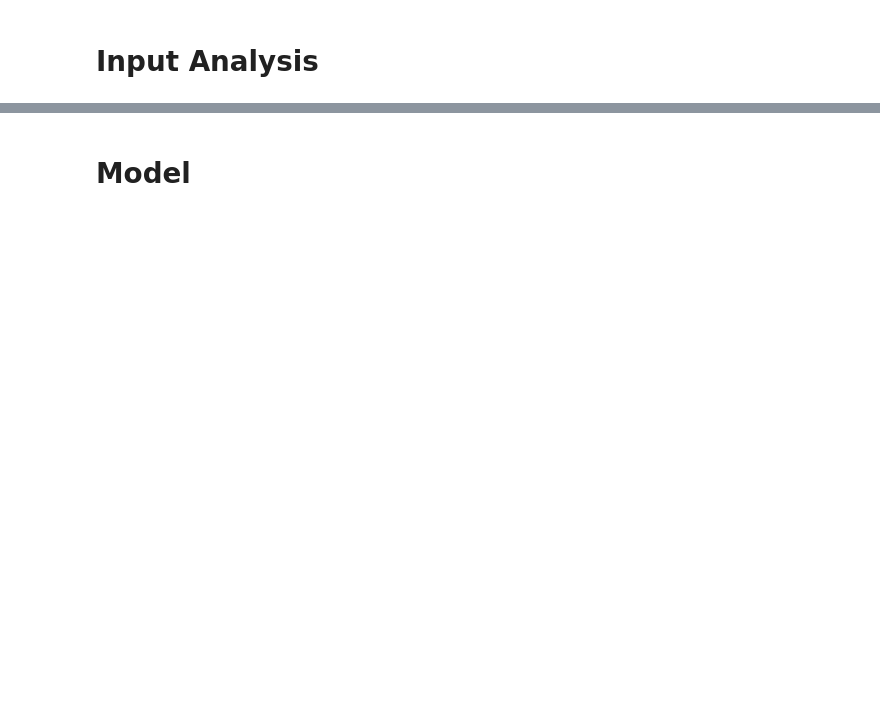
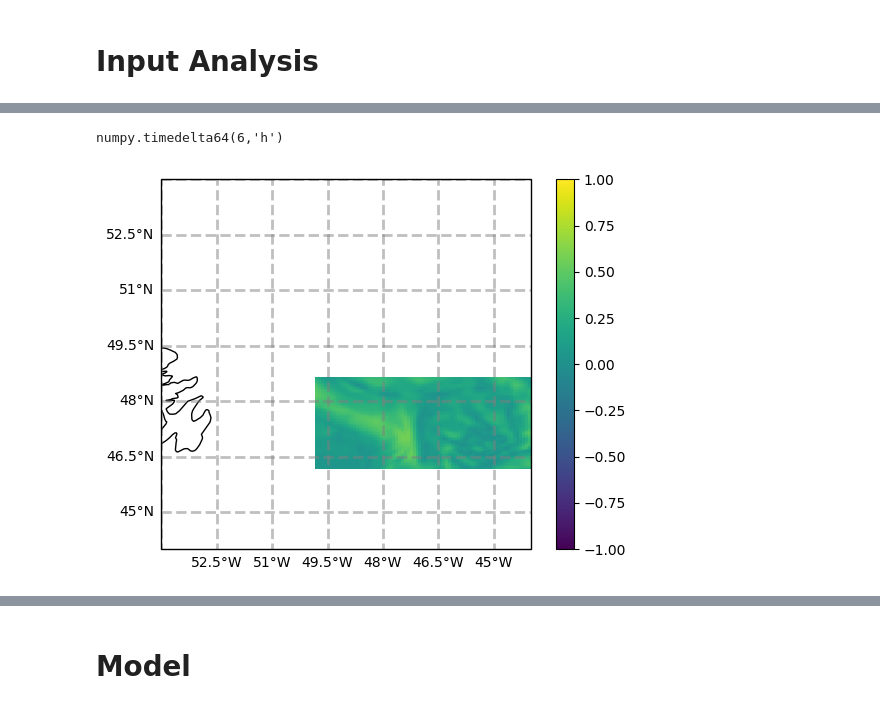
Before and after one commit to evankielley/IceDEF, a Jupyter notebook: notebooks/model_notebook.ipynb, the cells around one changed output, grey strips where cells are left out. Saved outputs shown, nothing was run; the diff lists cells and outputs as text; code cells hidden in the pictures; blank space fills up the shorter version.

```diff
--- a/notebooks/model_notebook.ipynb
+++ b/notebooks/model_notebook.ipynb
@@ -62,4 +133,4 @@ glb_times = np.asarray(water_u_data.time)
 glb_lats = np.asarray(water_u_data.lat)
 glb_lons = np.asarray(water_u_data.lon)
 # %%
-glb_times = glb_times - 135120
+glb_times = glb_times - hour_since_i
@@ -138,3 +283,13 @@ rbt_minutes_arr = pd.DatetimeIndex(real_berg_track.time).minute
+# %%
+rbt_days_arr = np.asarray(berg_df.DATETIME.dt.values.day)
+# %%
+rbt_hours_arr = np.asarray(berg_df.DATETIME.dt.values.hour)
+# %%
+rbt_minutes_arr = np.asarray(berg_df.DATETIME.dt.values.minute)
+# %%
+np.timedelta64(berg_df.DATETIME.values[1] - berg_df.DATETIME.values[0], 'h')
+# %% [output]
+numpy.timedelta64(6,'h')
 # %%
 def rbt_hours_since(days_arr, hours_arr, mins_arr):
     days_arr = days_arr - days_arr[0]  # must be same month
@@ -157,38 +312,40 @@ ax.coastlines('50m')
 gl = ax.gridlines(crs=ccrs.PlateCarree(), draw_labels=True,
                   linewidth=2, color='gray', alpha=0.5, linestyle='--')
 gl.xlabels_top = False
 gl.ylabels_right = False
 gl.xformatter = LONGITUDE_FORMATTER
 gl.yformatter = LATITUDE_FORMATTER
 
 #ax.plot(real_berg_track['LONGITUDE'], real_berg_track['LATITUDE'])
 
-line, = plt.plot(real_berg_track.LONGITUDE.values[0], real_berg_track.LATITUDE.values[0], 'o')
+#line, = plt.plot(real_berg_track.LONGITUDE.values[0], real_berg_track.LATITUDE.values[0], 'o')
 im = plt.imshow(water_mag[0,:,:], extent=[glb_lons[0], glb_lons[-1], glb_lats[0], glb_lats[-1]],
                 origin = 'lower', vmin = -1, vmax = 1)
 plt.colorbar()
 title = plt.title('')
 
 
 def animate(i):
 
     im.set_data(water_mag[i,:,:])
-
+    '''
     time = glb_times[i]
     days = time//24
     hours = time%24
     diff = abs(time - rbt_hours_since_arr)
 
     if any(diff) <= 3:
         k = np.where(diff <= 3)[0]
         line.set_data(real_berg_track.LONGITUDE.values[k], real_berg_track.LATITUDE.values[k])
         ax.plot(real_berg_track.LONGITUDE.values[k], real_berg_track.LATITUDE.values[k], marker='o')
 
+    '''
+    #title.set_text('time: {:.0f} days {:.0f} hours'.format(days, hours))
 
-    title.set_text('time: {:.0f} days {:.0f} hours'.format(days, hours))
+    return im#, title#, line
 
-    return im, title, line
-
-anim = FuncAnimation(fig, animate, frames=100)
+anim = FuncAnimation(fig, animate, frames=water_mag[:,0,0].size-1)
+# %% [output]
+[figure, added]
 # %%
 HTML(anim.to_html5_video())
```
Also changed, not shown: parts of 56 cells of this notebook, 1 other file.
